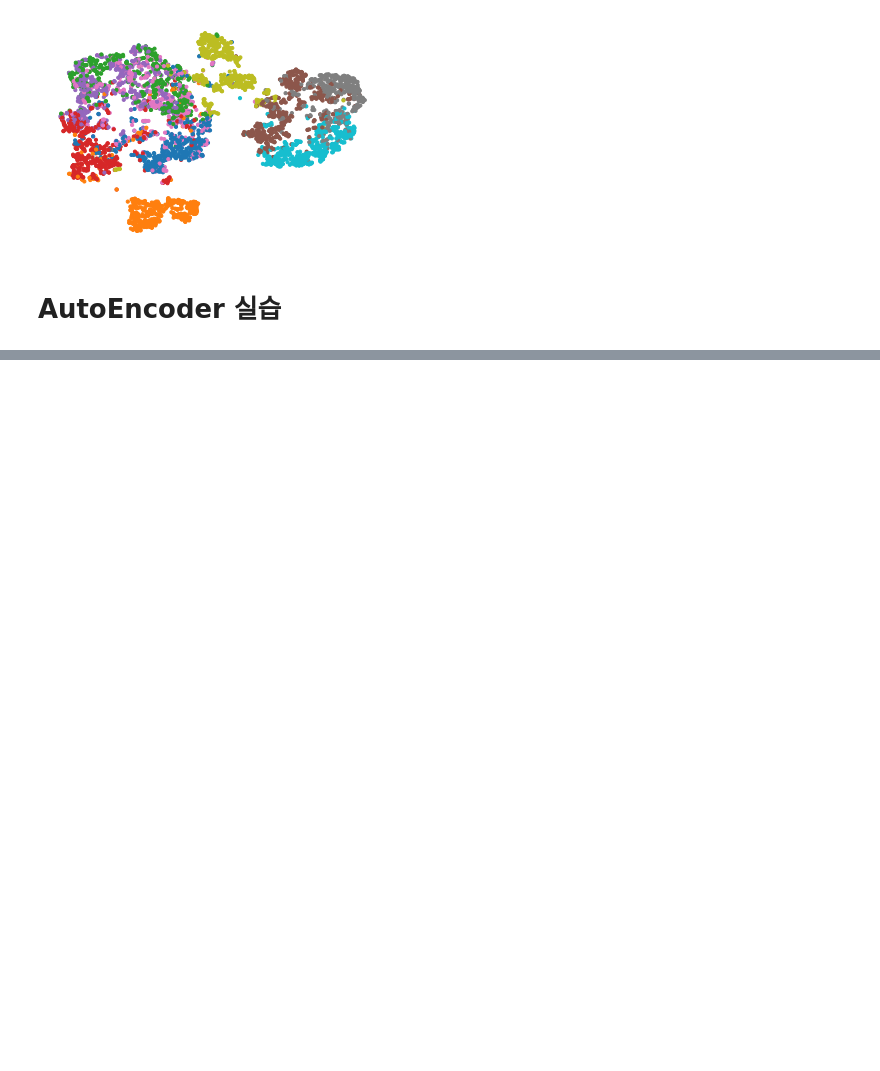
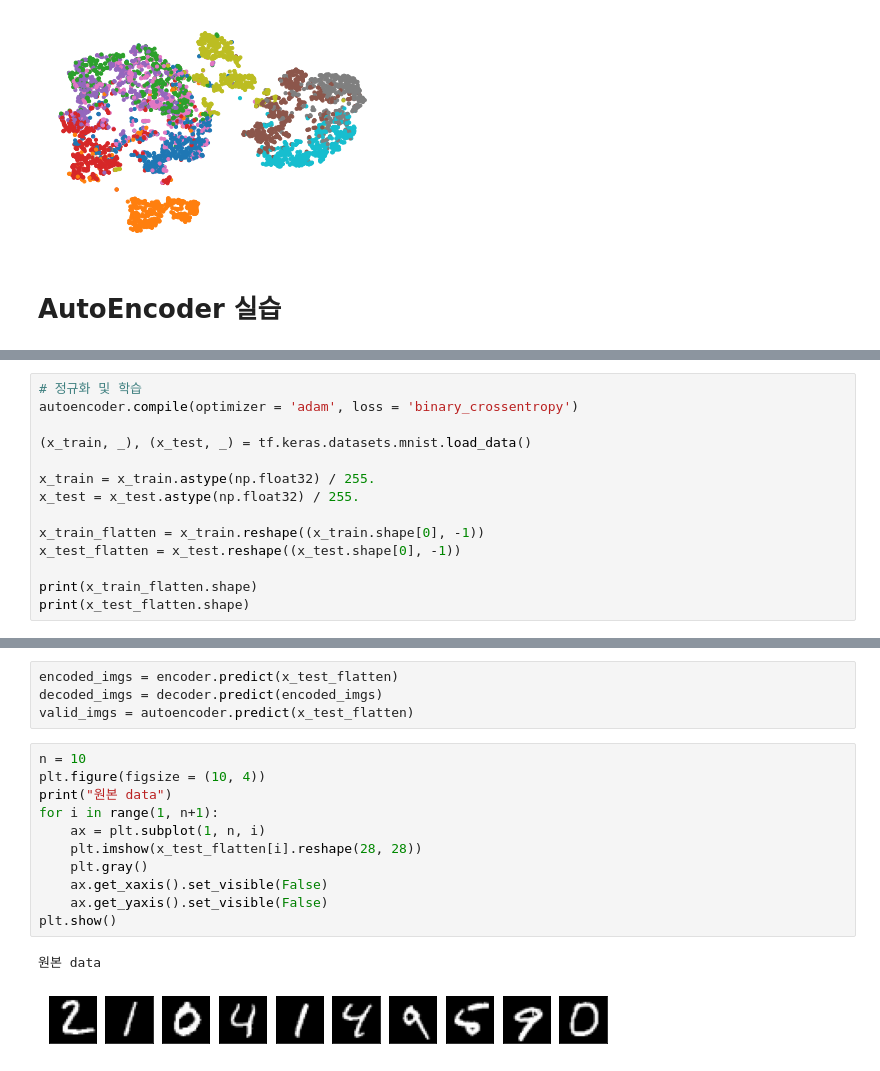
Before and after one commit to s2ul2/bitamin, a Jupyter notebook: 5week_Autoencoder.ipynb, the cells around one changed output, grey strips where cells are left out. Saved outputs shown, nothing was run; the diff lists cells and outputs as text; blank space fills up the shorter version.

```diff
--- a/5week_Autoencoder.ipynb
+++ b/5week_Autoencoder.ipynb
@@ -85,0 +110,14 @@ plt.show()
+# %%
+# 정규화 및 학습
+autoencoder.compile(optimizer = 'adam', loss = 'binary_crossentropy')
+
+(x_train, _), (x_test, _) = tf.keras.datasets.mnist.load_data()
+
+x_train = x_train.astype(np.float32) / 255.
+x_test = x_test.astype(np.float32) / 255.
+
+x_train_flatten = x_train.reshape((x_train.shape[0], -1))
+x_test_flatten = x_test.reshape((x_test.shape[0], -1))
+
+print(x_train_flatten.shape)
+print(x_test_flatten.shape)
@@ -85,0 +150,18 @@ plt.show()
+# %%
+encoded_imgs = encoder.predict(x_test_flatten)
+decoded_imgs = decoder.predict(encoded_imgs)
+valid_imgs = autoencoder.predict(x_test_flatten)
+# %%
+n = 10
+plt.figure(figsize = (10, 4))
+print("원본 data")
+for i in range(1, n+1):
+    ax = plt.subplot(1, n, i)
+    plt.imshow(x_test_flatten[i].reshape(28, 28))
+    plt.gray()
+    ax.get_xaxis().set_visible(False)
+    ax.get_yaxis().set_visible(False)
+plt.show()
+# %% [output]
+원본 data
+[figure, added]
```
Also changed, not shown: parts of 12 cells of this notebook.
